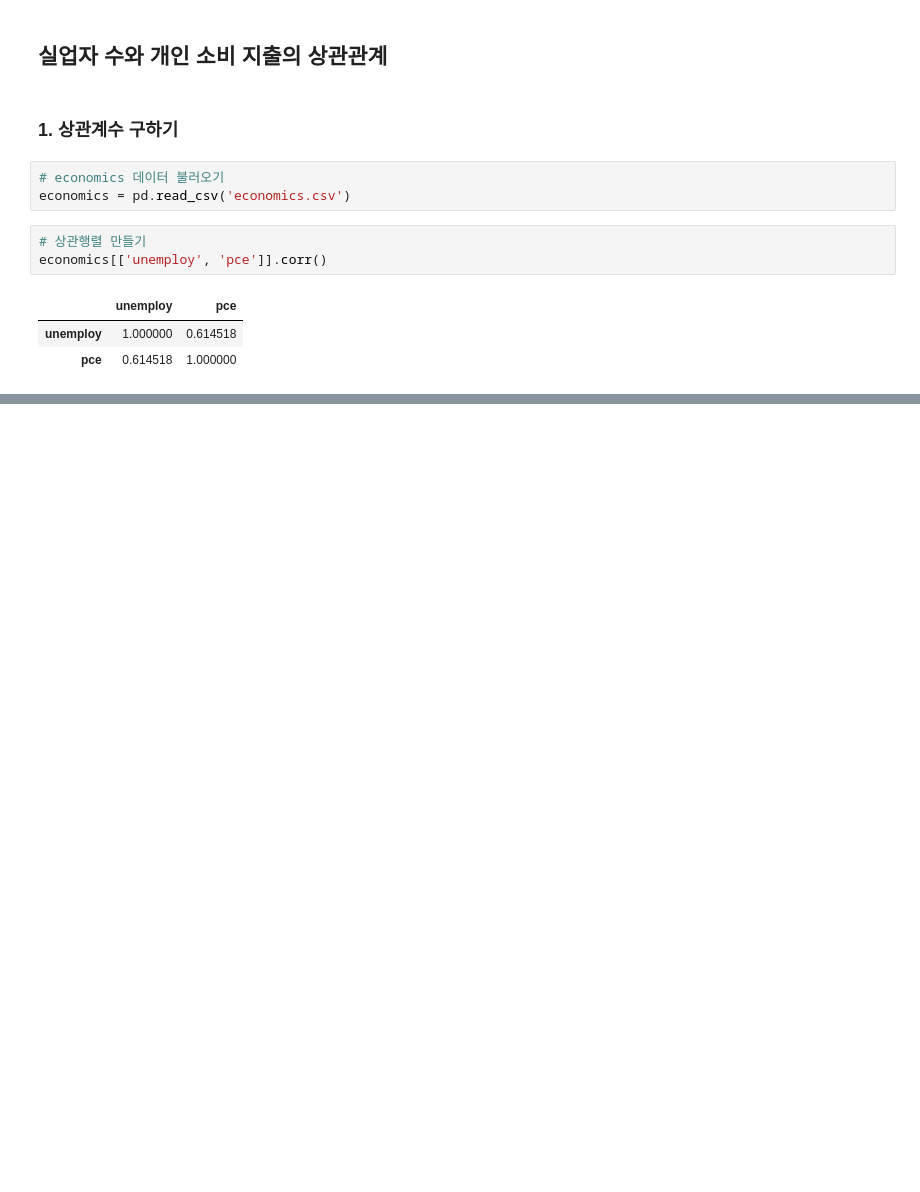
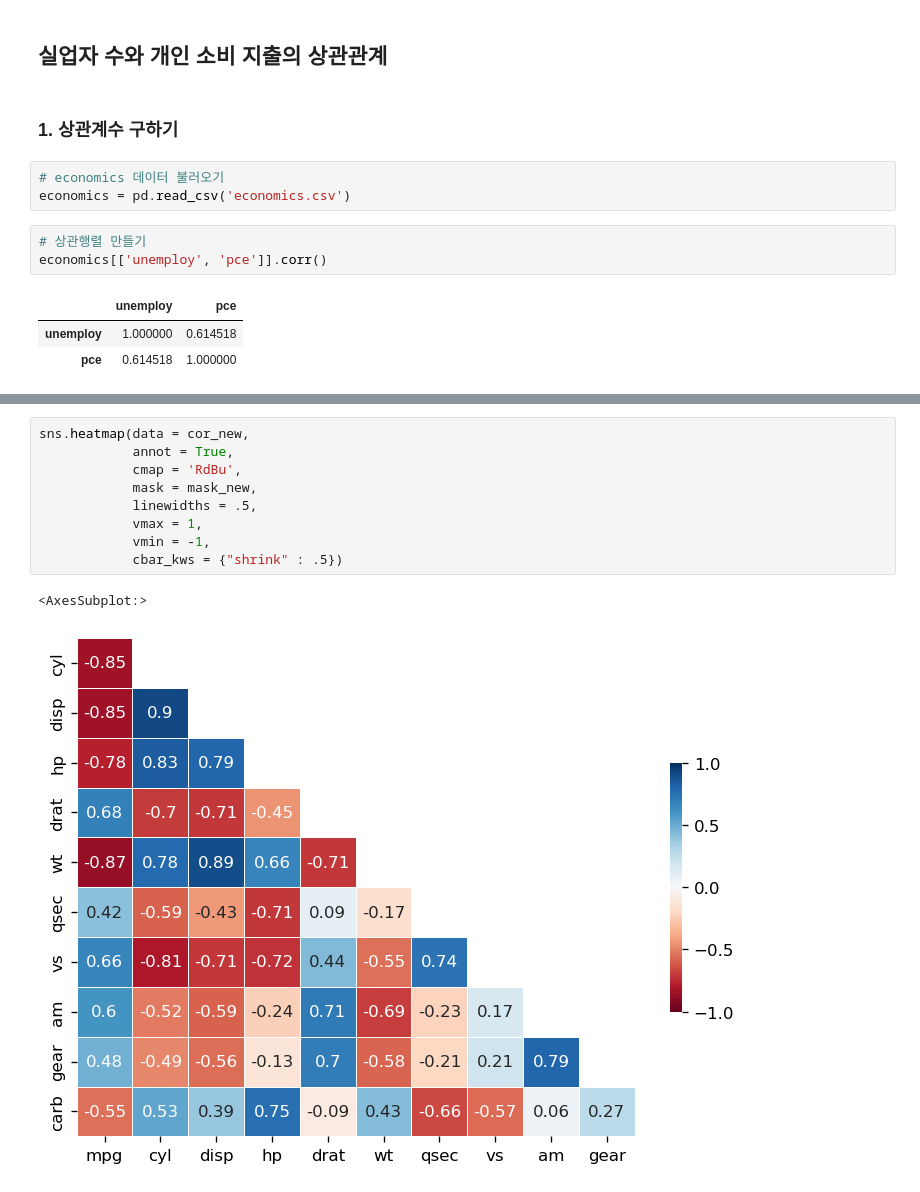
Before and after one commit to HeewonSeo0923/PythonDataAnalysis, a Jupyter notebook: lab14.ipynb, the cells around one changed output, grey strips where cells are left out. Saved outputs shown, nothing was run; the diff lists cells and outputs as text; blank space fills up the shorter version.

```diff
--- a/lab14.ipynb
+++ b/lab14.ipynb
@@ -71,0 +185,12 @@ economics[['unemploy', 'pce']].corr()
+# %%
+sns.heatmap(data = cor_new,
+            annot = True,
+            cmap = 'RdBu',
+            mask = mask_new,
+            linewidths = .5,
+            vmax = 1,
+            vmin = -1,
+            cbar_kws = {"shrink" : .5})
+# %% [output]
+<AxesSubplot:>
+[figure, added]
```
Also changed, not shown: parts of 19 cells of this notebook, 3 other files.
